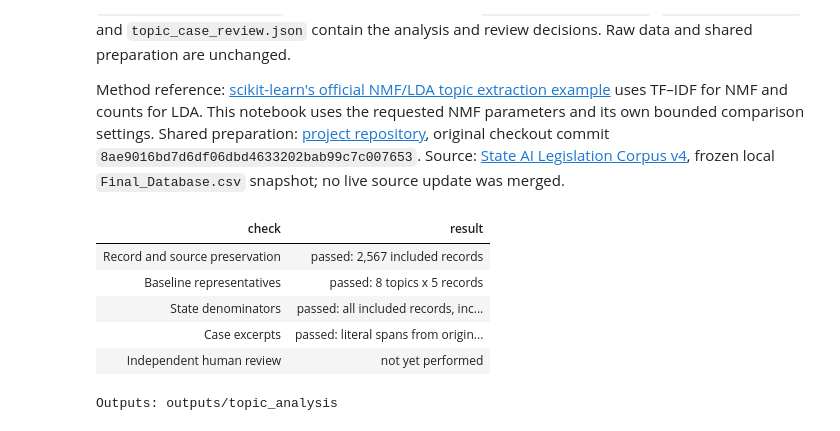
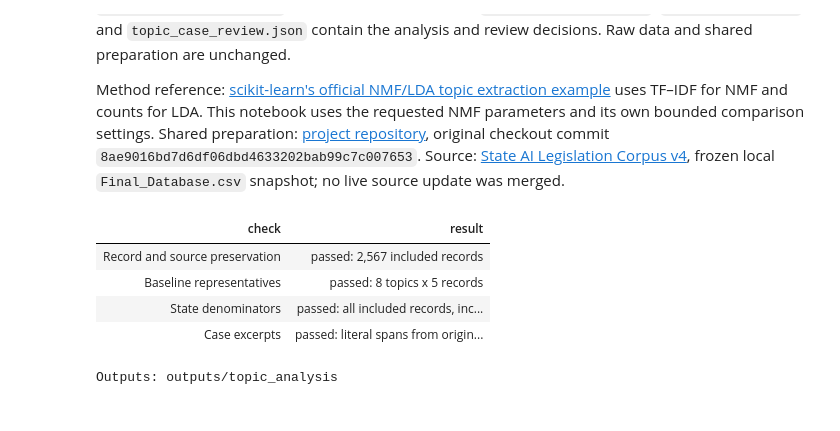
Before and after one commit to dhMontes/siads696-state-of-ai, a Jupyter notebook: notebooks/03_topic_analysis.ipynb, the cells around one changed output. Saved outputs shown, nothing was run; the diff lists cells and outputs as text; code cells hidden in the pictures.

Commit message:
Keep the validation limitation in one place

```diff
--- a/notebooks/03_topic_analysis.ipynb
+++ b/notebooks/03_topic_analysis.ipynb
@@ -195,7 +195,6 @@ Source row 207 (Illinois HR 142) has the summary “Mourns the passing of Max Jo
 # %%
 labels = json.loads((root / "notebooks/topic_labels.json").read_text(encoding="utf-8"))
 topic_summary = baseline_topics.merge(pd.DataFrame(labels["baseline"]), on="topic_id", validate="one_to_one")
-topic_summary["reviewer"] = labels["reviewer"]
 topic_summary.to_csv(OUT / "baseline_topic_summary.csv", index=False)
 show(topic_summary[["topic_id", "name", "dominant_records", "keywords", "interpretation", "review", "evidence_source_rows"]])
 # %% [output]
@@ -846,35 +845,32 @@ joblib.dump({"baseline": {k: baseline[k] for k in ["model", "vectorizer"]},
              "source_rows": work.source_row.tolist(), "input_column": TEXT,
              "legal_stopwords": list(LEGAL_STOPWORDS)}, OUT / "summary_nmf_models.joblib")
 metadata = {"timestamp_utc": datetime.now(timezone.utc).isoformat(),
     "analysis": "NCSL-summary-only exploratory topics and stored-text case review",
     "input_column": TEXT, "post_fit_fields": ["NCSL_Category", "Jurisdiction", "Bill_Text"],
     "raw_sha256": sha256(root / "data/raw/Final_Database.csv"),
     "common_records_sha256": sha256(root / "data/processed/common_intake/common_records.csv"),
     "prepare_script_sha256": sha256(root / "src/prepare.py"),
     "analysis_script_sha256": sha256(root / "src/topic_analysis.py"),
     "review_sha256": sha256(root / "notebooks/topic_case_review.json"),
     "labels_sha256": sha256(root / "notebooks/topic_labels.json"),
     "source_row_convention": "one-based CSV record position; not physical line",
     "audit": audit, "zero_feature_source_rows": zero_rows.source_row.tolist(),
     "run_ids": comparison.run_id.tolist(), "include_lda": INCLUDE_LDA,
-    "reviewer": "Independent validation pending",
     "python": platform.python_version(),
     "versions": {p: importlib.metadata.version(p) for p in ["pandas", "numpy", "scikit-learn", "scipy", "matplotlib", "nbformat", "nbclient"]},
     "validation": "Passed raw/common intake identity, excerpt matching, counts/proportions, finite weights and artifact checks",
     "scaling_sensitivity": scaling_summary.to_dict(orient="records"),
     "k_selection_rule_picks": k_picks, "k_selection_reviewed_k": 8}
 (OUT / "run_metadata.json").write_text(json.dumps(metadata, indent=2), encoding="utf-8")
 show(pd.DataFrame([{"check": "Record and source preservation", "result": f"passed: {audit['included_records']:,} included records"},
     {"check": "Baseline representatives", "result": "passed: 8 topics x 5 records"},
     {"check": "State denominators", "result": "passed: all included records, including unassigned"},
-    {"check": "Case excerpts", "result": "passed: literal spans from original Bill_Text"},
-    {"check": "Independent human review", "result": "not yet performed"}]))
+    {"check": "Case excerpts", "result": "passed: literal spans from original Bill_Text"}]))
 print("Outputs:", OUT.relative_to(root).as_posix())
 # %% [output]
 | check | result |
 | Record and source preservation | passed: 2,567 included records |
 | Baseline representatives | passed: 8 topics x 5 records |
 | State denominators | passed: all included records, inc... |
 | Case excerpts | passed: literal spans from origin... |
-| Independent human review | not yet performed |
 Outputs: outputs/topic_analysis
```
Also changed, not shown: parts of 2 cells of this notebook, 3 other files.
